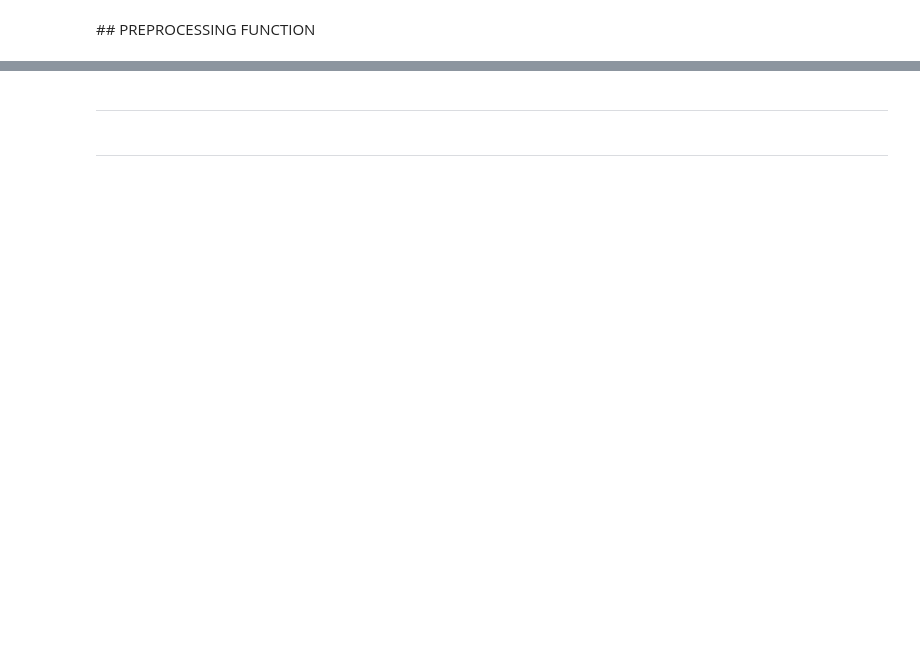
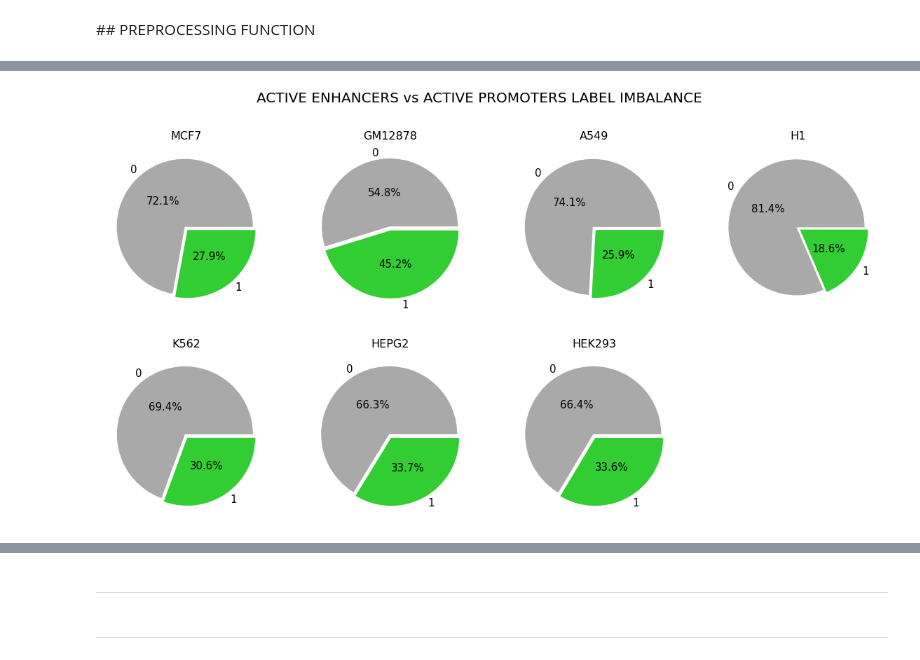
Before and after one commit to nikiiny/Prediction-of-Active-and-Inactive-Regulatory-Regions-with-Embracenet-Multimodal-Neural-Network-, a Jupyter notebook: 01_Thesis_BIOINF_data_processing.ipynb, the cells around one changed output, grey strips where cells are left out. Saved outputs shown, nothing was run; the diff lists cells and outputs as text; code cells hidden in the pictures; blank space fills up the shorter version.

```diff
--- a/01_Thesis_BIOINF_data_processing.ipynb
+++ b/01_Thesis_BIOINF_data_processing.ipynb
@@ -928,0 +890,4 @@ loader_train, loader_test = pipe_data_load.return_data(cell_line='H1',
+# %%
+plot_label_ratio(labels_dict, 'ACTIVE ENHANCERS vs ACTIVE PROMOTERS LABEL IMBALANCE')
+# %% [output]
+[figure, added]
```
Also changed, not shown: parts of 51 cells of this notebook, 1 other file.
